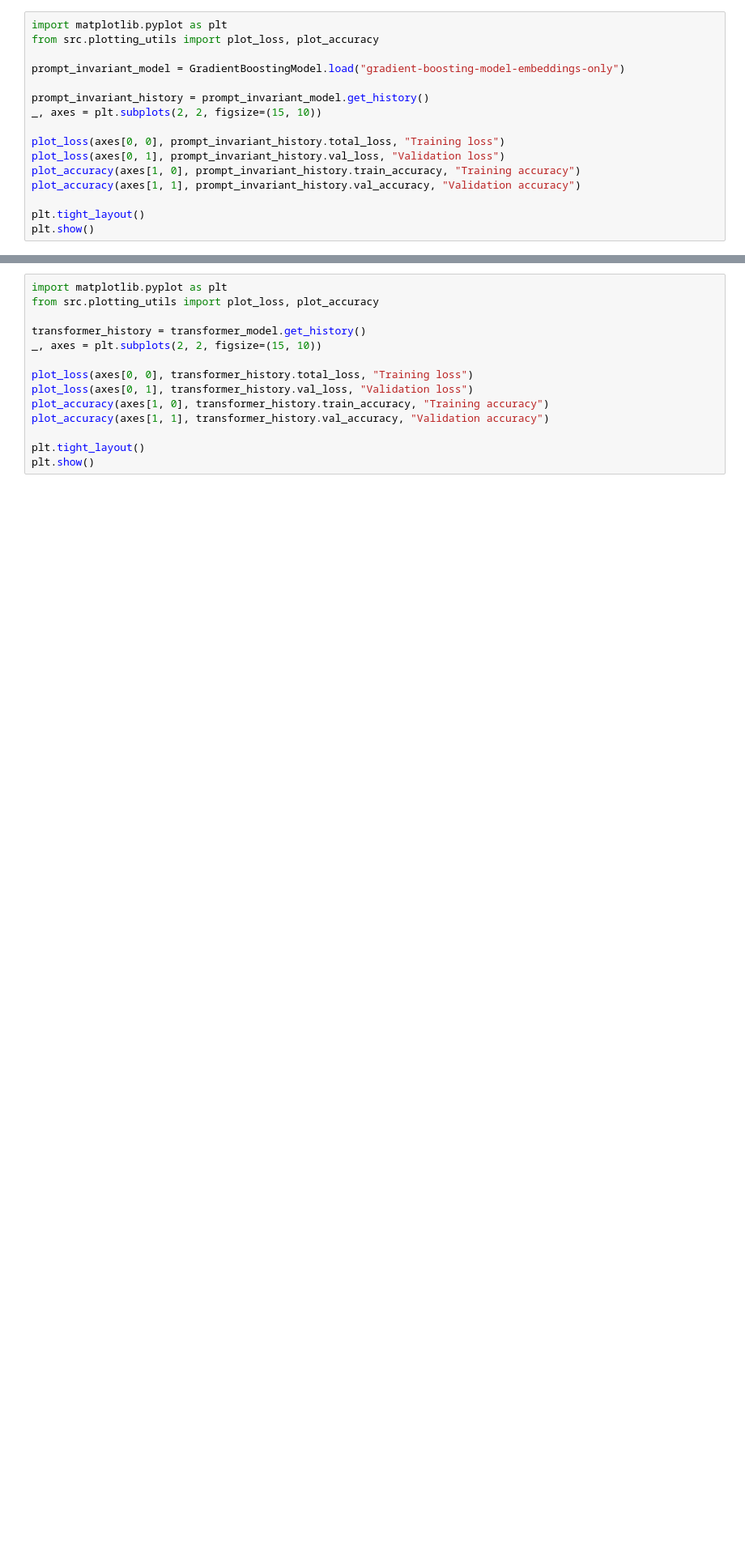
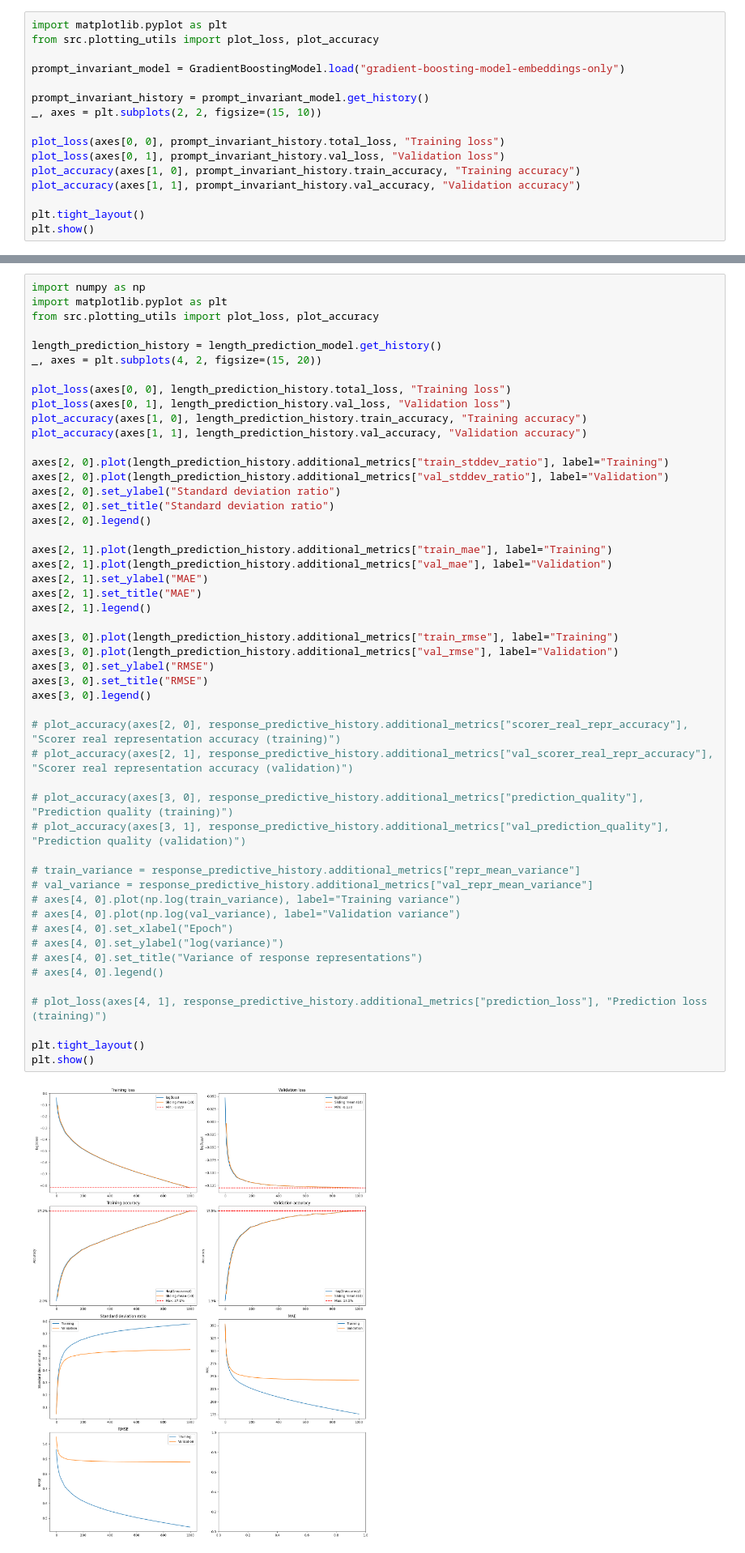
Before and after one commit to Meeso1/llimit-model-selection, a Jupyter notebook: notebook.ipynb, the cells around one changed output, grey strips where cells are left out. Shown at 81% size. Saved outputs shown, nothing was run; the diff lists cells and outputs as text; blank space fills up the shorter version.

Commit message:
Some fixes + notebook + some models

```diff
--- a/notebook.ipynb
+++ b/notebook.ipynb
@@ -132,14 +155,52 @@ plot_accuracy(axes[2, 1], [e.val_universal_accuracy for e in embedding_history],
 # %%
+import numpy as np
 import matplotlib.pyplot as plt
 from src.plotting_utils import plot_loss, plot_accuracy
 
-transformer_history = transformer_model.get_history()
-_, axes = plt.subplots(2, 2, figsize=(15, 10))
+length_prediction_history = length_prediction_model.get_history()
+_, axes = plt.subplots(4, 2, figsize=(15, 20))
 
-plot_loss(axes[0, 0], transformer_history.total_loss, "Training loss")
-plot_loss(axes[0, 1], transformer_history.val_loss, "Validation loss")
-plot_accuracy(axes[1, 0], transformer_history.train_accuracy, "Training accuracy")
-plot_accuracy(axes[1, 1], transformer_history.val_accuracy, "Validation accuracy")
+plot_loss(axes[0, 0], length_prediction_history.total_loss, "Training loss")
+plot_loss(axes[0, 1], length_prediction_history.val_loss, "Validation loss")
+plot_accuracy(axes[1, 0], length_prediction_history.train_accuracy, "Training accuracy")
+plot_accuracy(axes[1, 1], length_prediction_history.val_accuracy, "Validation accuracy")
+
+axes[2, 0].plot(length_prediction_history.additional_metrics["train_stddev_ratio"], label="Training")
+axes[2, 0].plot(length_prediction_history.additional_metrics["val_stddev_ratio"], label="Validation")
+axes[2, 0].set_ylabel("Standard deviation ratio")
+axes[2, 0].set_title("Standard deviation ratio")
+axes[2, 0].legend()
+
+axes[2, 1].plot(length_prediction_history.additional_metrics["train_mae"], label="Training")
+axes[2, 1].plot(length_prediction_history.additional_metrics["val_mae"], label="Validation")
+axes[2, 1].set_ylabel("MAE")
+axes[2, 1].set_title("MAE")
+axes[2, 1].legend()
+
+axes[3, 0].plot(length_prediction_history.additional_metrics["train_rmse"], label="Training")
+axes[3, 0].plot(length_prediction_history.additional_metrics["val_rmse"], label="Validation")
+axes[3, 0].set_ylabel("RMSE")
+axes[3, 0].set_title("RMSE")
+axes[3, 0].legend()
+
+# plot_accuracy(axes[2, 0], response_predictive_history.additional_metrics["scorer_real_repr_accuracy"], "Scorer real representation accuracy (training)")
+# plot_accuracy(axes[2, 1], response_predictive_history.additional_metrics["val_scorer_real_repr_accuracy"], "Scorer real representation accuracy (validation)")
+
+# plot_accuracy(axes[3, 0], response_predictive_history.additional_metrics["prediction_quality"], "Prediction quality (training)")
+# plot_accuracy(axes[3, 1], response_predictive_history.additional_metrics["val_prediction_quality"], "Prediction quality (validation)")
+
+# train_variance = response_predictive_history.additional_metrics["repr_mean_variance"]
+# val_variance = response_predictive_history.additional_metrics["val_repr_mean_variance"]
+# axes[4, 0].plot(np.log(train_variance), label="Training variance")
+# axes[4, 0].plot(np.log(val_variance), label="Validation variance")
+# axes[4, 0].set_xlabel("Epoch")
+# axes[4, 0].set_ylabel("log(variance)")
+# axes[4, 0].set_title("Variance of response representations")
+# axes[4, 0].legend()
+
+# plot_loss(axes[4, 1], response_predictive_history.additional_metrics["prediction_loss"], "Prediction loss (training)")
 
 plt.tight_layout()
 plt.show()
+# %% [output]
+[figure, added]
```
Also changed, not shown: parts of 5 cells of this notebook, 14 other files.
